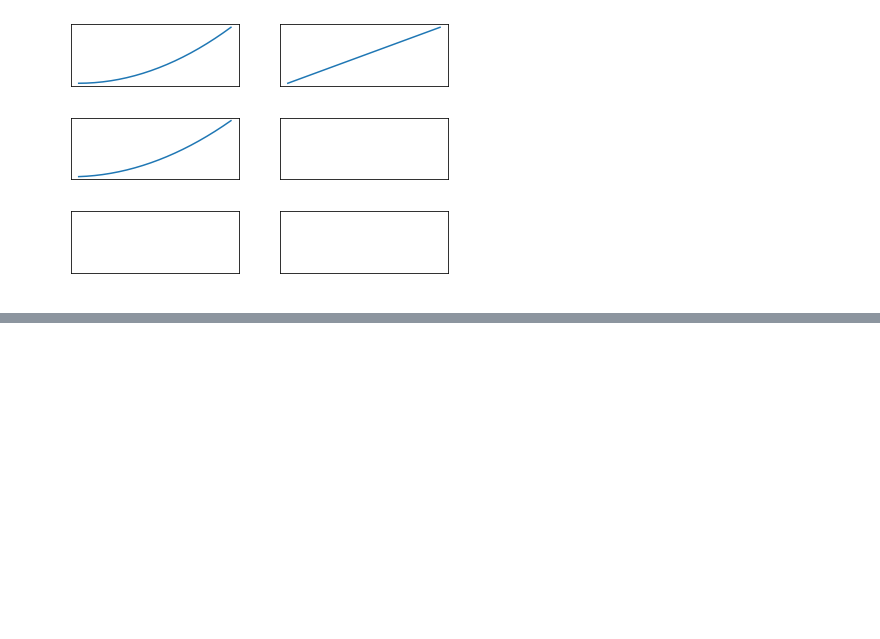
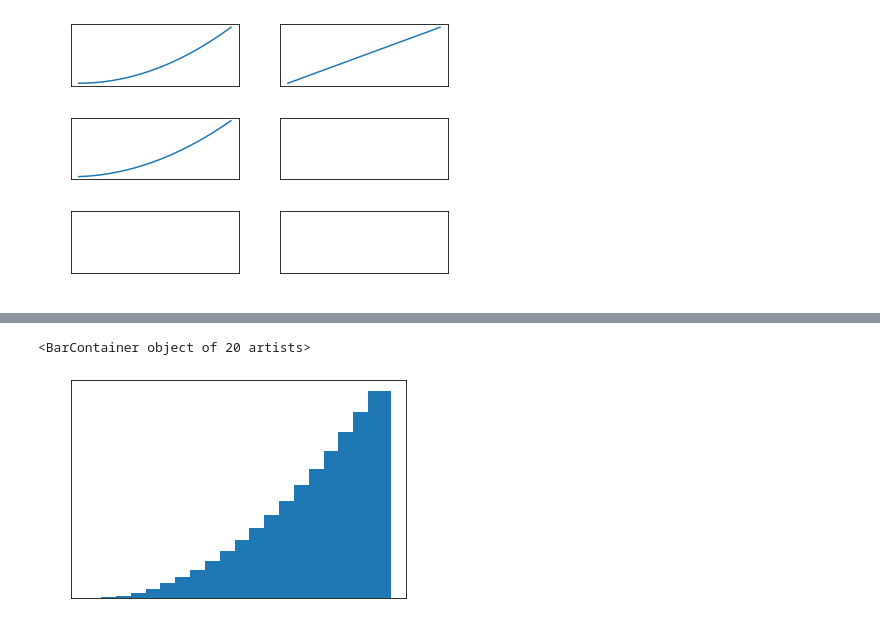
Before and after one commit to Shdevsir/UdemyBootcamp, a Jupyter notebook: practice/matplotlib_practice.ipynb, the cells around one changed output, grey strips where cells are left out. Drawn from its saved outputs; the diff is of its cells as text; code cells hidden in the pictures; blank space fills up the shorter version.

```diff
--- a/practice/matplotlib_practice.ipynb
+++ b/practice/matplotlib_practice.ipynb
@@ -39,0 +56,5 @@ plt.scatter(x, y)
+# %%
+plt.bar(x, y)
+# %% [output]
+<BarContainer object of 20 artists>
+[figure, added]
```
Also changed, not shown: parts of 9 cells of this notebook, 8 other files.
